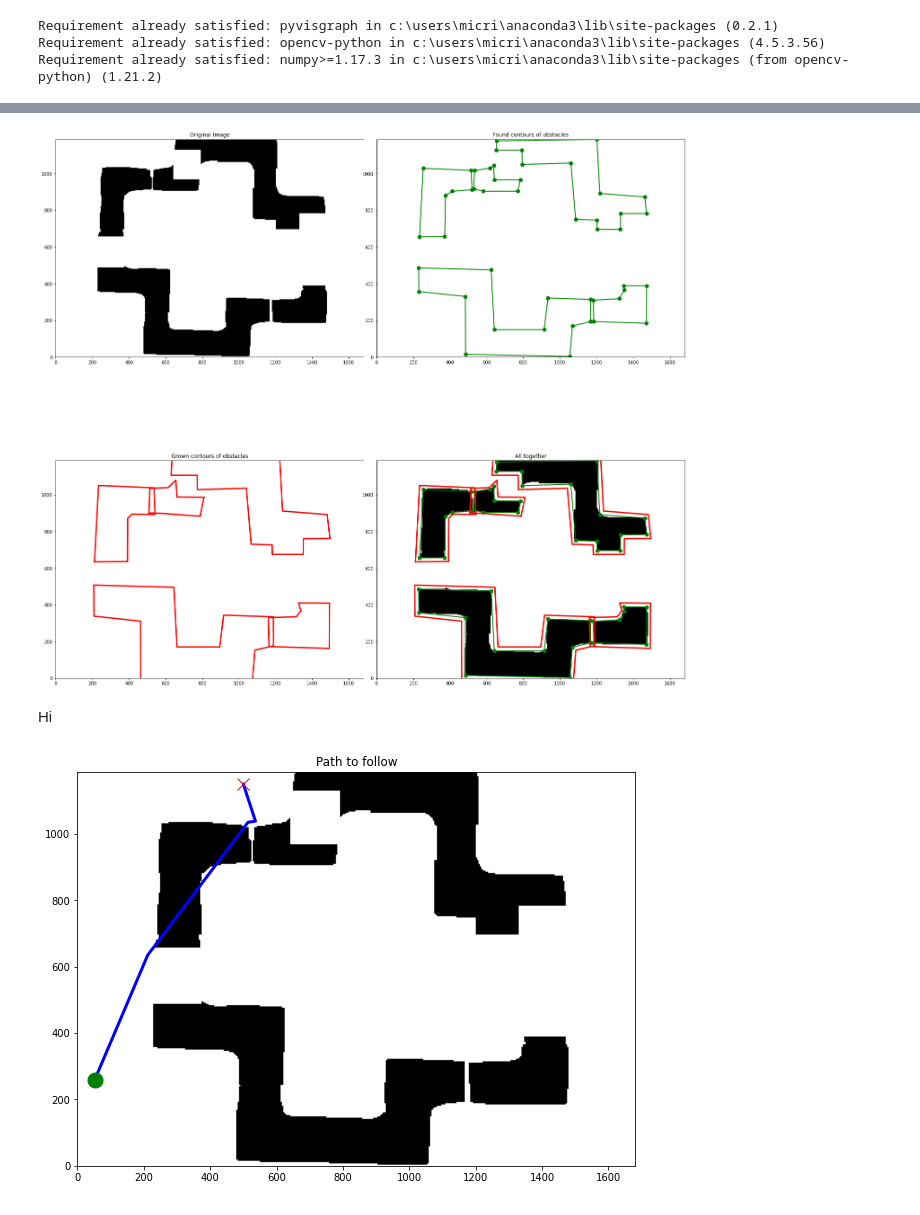
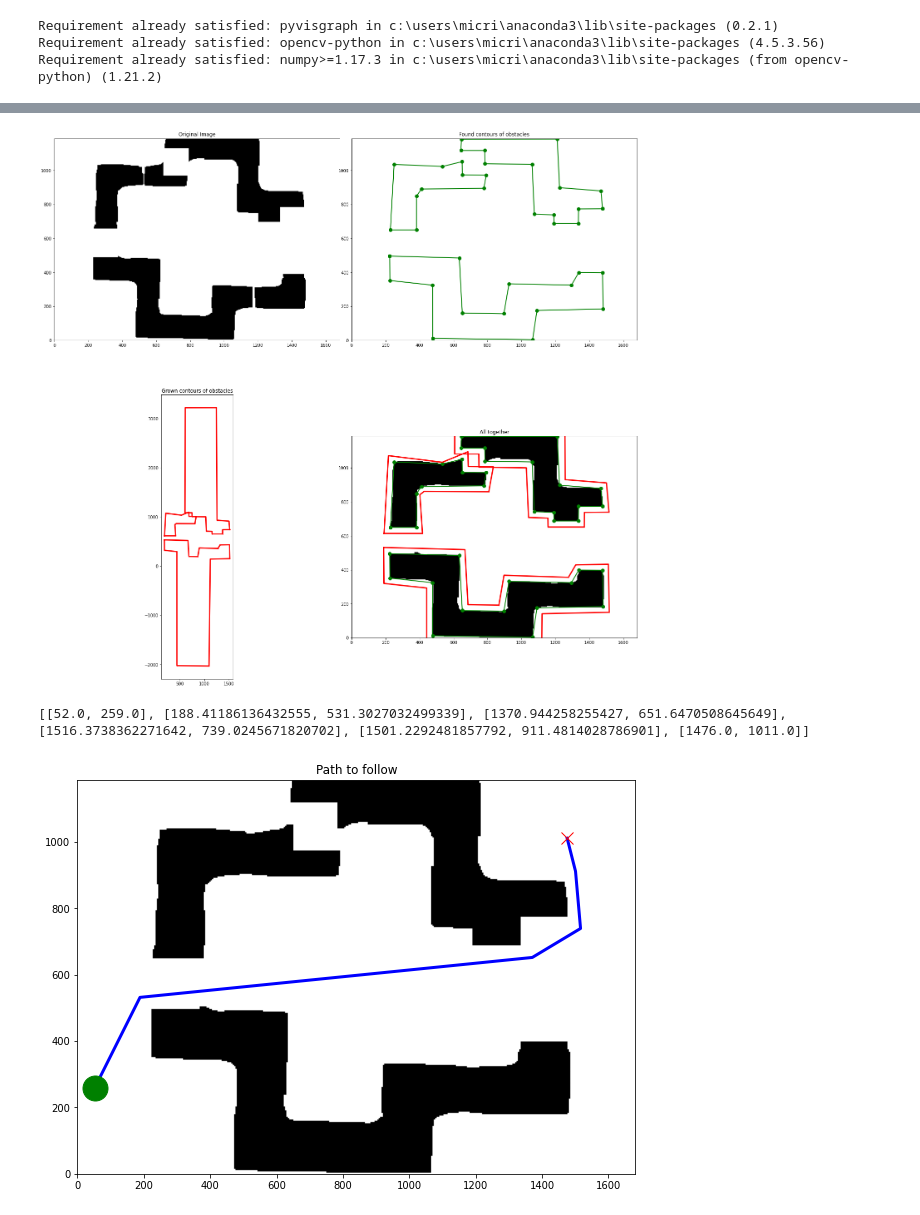
Before and after one commit to vphilippoz/MobileRobotics, a Jupyter notebook: main.ipynb, the cells around one changed output, grey strips where cells are left out. Cells and saved outputs as stored; diff of their text form; code cells hidden in the pictures.

Commit message:
Mega update PathPlanning,main

```diff
--- a/main.ipynb
+++ b/main.ipynb
@@ -19,0 +22,6 @@ Requirement already satisfied: numpy>=1.17.3 in c:\users\micri\anaconda3\lib\sit
+# %%
+#folder name where the generated files will be stored
+Path_to_MAP = 'output'
+
+#whether to plot the vision outputs or not
+plot_vis = False
@@ -19,0 +31,3 @@ Requirement already satisfied: numpy>=1.17.3 in c:\users\micri\anaconda3\lib\sit
+# %%
+(x,y), orientation = pipeline_IP(plot_vis)
+start = [x,y]
@@ -20,10 +40,22 @@ Requirement already satisfied: numpy>=1.17.3 in c:\users\micri\anaconda3\lib\sit
 # %%
-RADIUS = 30 #thymio radius 95 mm between the wheels
-EPSILON_PATH_PLANNING = 5 #
+#thymio radius 95 mm between the wheels
+RADIUS = 50
+
 #A0 size 841 x 1188 mm
 XSIZE = 2*841
 YSIZE = 1188
-desired_size=[XSIZE, YSIZE]
+DESIRED_SIZE=[XSIZE, YSIZE]
 
-plot = True
-verbose = False
+# Variables
+epsilon_path_plan =  2000 # If the thymio chooses to exit the map, increase
+smoothing_factor= 0.01 # smoothing factor, smaller is more smooth
+csvPath = Path_to_MAP + "/obst.csv"
+savePath = Path_to_MAP + "/csvIM.png"
+
+goalPath = Path_to_MAP + "/goal.csv"
+goalsavePath = Path_to_MAP + "/csvIM_goal.png"
+
+graph_name = Path_to_MAP + '/graph'
+
+plot_pp = True
+verbose_pp = False
@@ -47,12 +65,9 @@ start = [x,y]
 # %%
-goal = PathPlanning_offline(graph_name, csvPath, savePath, goalPath, goalsavePath, desired_size,
-                         smoothing_factor, RADIUS, EPSILON_PATH_PLANNING, plot, verbose)
+goal = PathPlanning_offline(graph_name, csvPath, savePath, goalPath, goalsavePath, DESIRED_SIZE,
+                         smoothing_factor, RADIUS, epsilon_path_plan, plot_pp, verbose_pp)
+path, inObstacle = PathPlanning_online(graph_name, start, goal, savePath, RADIUS, plot_pp, verbose_pp)
+print(path)
 # %% [output]
-[figure, old version]
+[figure, new version]
+[[52.0, 259.0], [188.41186136432555, 531.3027032499339], [1370.944258255427, 651.6470508645649], [1516.3738362271642, 739.0245671820702], [1501.2292481857792, 911.4814028786901], [1476.0, 1011.0]]
+[figure, added]
-# %% [markdown]
-Hi
-# %%
-goal = [500, 1150]
-path, inObstacle = PathPlanning_online(graph_name, start, goal, savePath, RADIUS, plot)
-# %% [output]
-[figure, removed]
```
Also changed, not shown: parts of 9 cells of this notebook, 4 other files.
